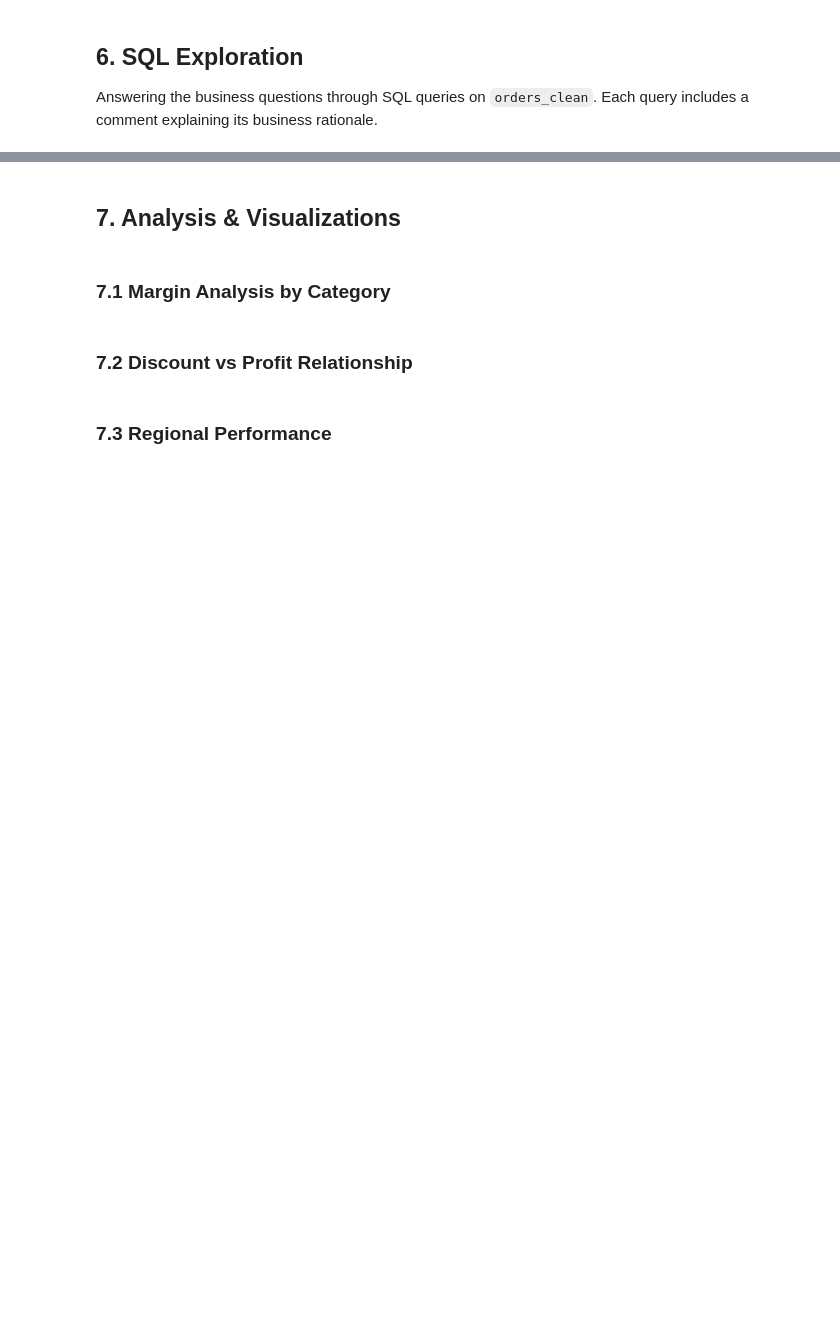
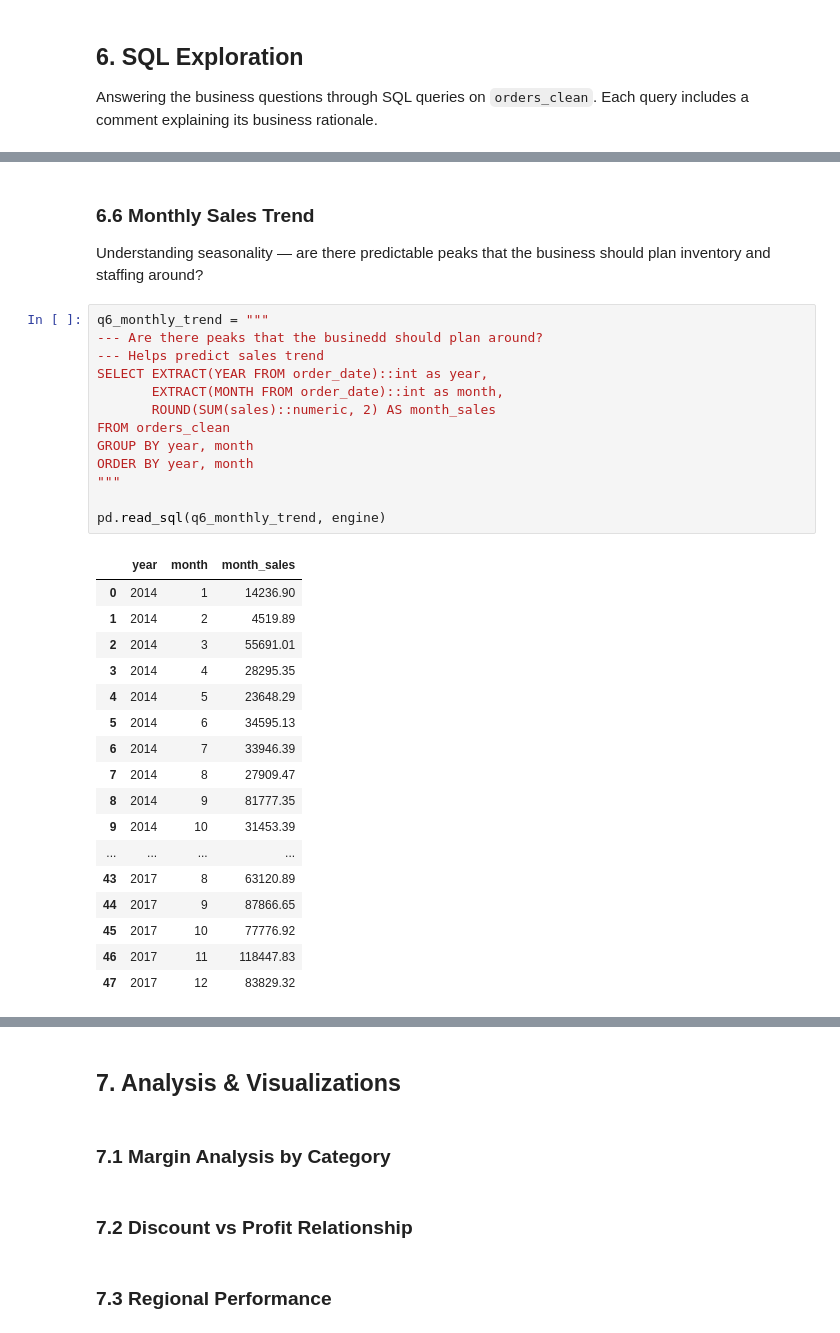
Before and after one commit to l7g/portfolio-data-analyst, a Jupyter notebook: project-1-superstore/notebook.ipynb, the cells around one changed output, grey strips where cells are left out. Cells and saved outputs as stored; diff of their text form; blank space fills up the shorter version.

```diff
--- a/project-1-superstore/notebook.ipynb
+++ b/project-1-superstore/notebook.ipynb
@@ -110,0 +322,34 @@ Each query includes a comment explaining its business rationale.
+# %% [markdown]
+### 6.6 Monthly Sales Trend
+Understanding seasonality — are there predictable peaks that the business should plan inventory and staffing around?
+# %%
+q6_monthly_trend = """
+--- Are there peaks that the businedd should plan around?
+--- Helps predict sales trend
+SELECT EXTRACT(YEAR FROM order_date)::int as year,
+       EXTRACT(MONTH FROM order_date)::int as month,
+       ROUND(SUM(sales)::numeric, 2) AS month_sales
+FROM orders_clean
+GROUP BY year, month
+ORDER BY year, month
+"""
+
+pd.read_sql(q6_monthly_trend, engine)
+# %% [output]
+|  | year | month | month_sales |
+| 0 | 2014 | 1 | 14236.90 |
+| 1 | 2014 | 2 | 4519.89 |
+| 2 | 2014 | 3 | 55691.01 |
+| 3 | 2014 | 4 | 28295.35 |
+| 4 | 2014 | 5 | 23648.29 |
+| 5 | 2014 | 6 | 34595.13 |
+| 6 | 2014 | 7 | 33946.39 |
+| 7 | 2014 | 8 | 27909.47 |
+| 8 | 2014 | 9 | 81777.35 |
+| 9 | 2014 | 10 | 31453.39 |
+| ... | ... | ... | ... |
+| 43 | 2017 | 8 | 63120.89 |
+| 44 | 2017 | 9 | 87866.65 |
+| 45 | 2017 | 10 | 77776.92 |
+| 46 | 2017 | 11 | 118447.83 |
+| 47 | 2017 | 12 | 83829.32 |
```
Also changed, not shown: parts of 30 cells of this notebook, 1 other file.
